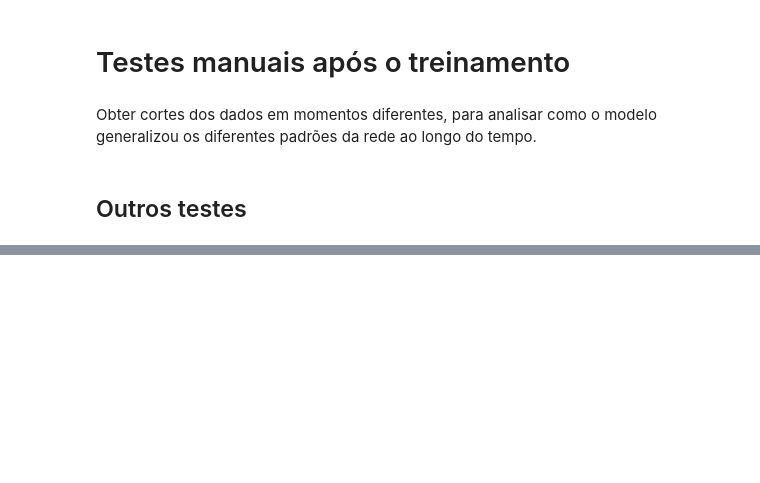
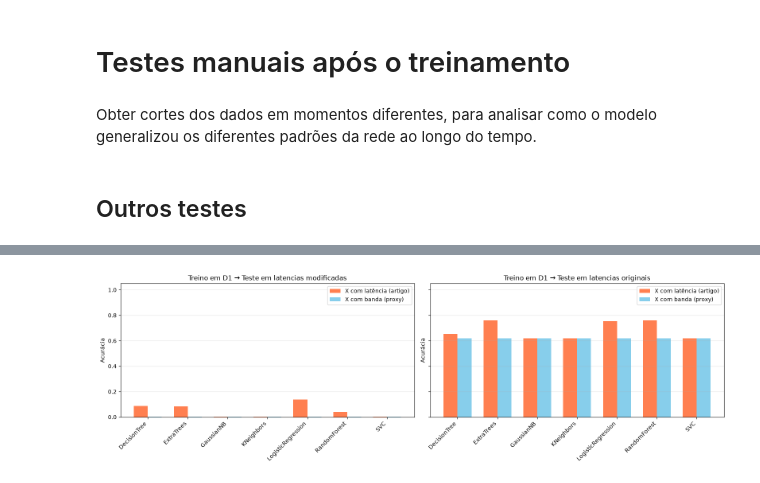
Before and after one commit to auerbeatriz/path-aware-datasets, a Jupyter notebook: Análise_de_modelos_de_ML_para_previsão_de_caminhos.ipynb, the cells around one changed output, grey strips where cells are left out. Saved outputs shown, nothing was run; the diff lists cells and outputs as text; code cells hidden in the pictures; blank space fills up the shorter version.

Commit message:
feat: add validacao cruzada com banda

```diff
--- a/Análise_de_modelos_de_ML_para_previsão_de_caminhos.ipynb
+++ b/Análise_de_modelos_de_ML_para_previsão_de_caminhos.ipynb
@@ -929,0 +1051,16 @@ test_results = evaluate_on_test(X_fraction, y_fraction, trained_pipelines, class
+# %%
+resultados_cross = []
+
+cenarios_teste = {
+    'latencias_originais': ['D2', 'D3', 'D4'],
+    'latencias_modificadas': ['D2b', 'D3b', 'D4b'],
+}
+
+for nome_cenario, datasets_teste in cenarios_teste.items():
+    for metrica in ['latencia', 'banda']:
+        r = experimento_cross_dataset('D1', datasets_teste, metrica)
+        r.insert(0, 'Cenario', nome_cenario)
+        resultados_cross.append(r)
+
+resultados_cross_df = pd.concat(resultados_cross, ignore_index=True)
+resultados_cross_df
@@ -929,0 +1127,26 @@ test_results = evaluate_on_test(X_fraction, y_fraction, trained_pipelines, class
+# %%
+fig, axes = plt.subplots(1, 2, figsize=(16, 5), sharey=True)
+
+for ax, (nome_cenario, dados) in zip(axes, resultados_cross_df.groupby('Cenario')):
+    pivot = dados.groupby(['Modelo', 'Metrica_X'])['Acuracia'].mean().unstack('Metrica_X')
+    pivot = pivot.reindex(columns=['latencia', 'banda'])
+
+    x = np.arange(len(pivot))
+    width = 0.35
+
+    ax.bar(x - width/2, pivot['latencia'], width, label='X com latência (artigo)', color='coral')
+    ax.bar(x + width/2, pivot['banda'], width, label='X com banda (proxy)', color='skyblue')
+
+    ax.set_xticks(x)
+    ax.set_xticklabels(pivot.index, rotation=45, ha='right')
+    ax.set_title(f'Treino em D1 → Teste em {nome_cenario.replace("_", " ")}')
+    ax.set_ylabel('Acurácia')
+    ax.set_ylim([0, 1.05])
+    ax.grid(axis='y', alpha=0.3)
+    ax.legend()
+
+plt.tight_layout()
+plt.savefig('resultados_am/generalizacao_latencia_vs_banda.png', dpi=300, bbox_inches='tight')
+plt.show()
+# %% [output]
+[figure, added]
```
Also changed, not shown: parts of 9 cells of this notebook, 2 other files.
